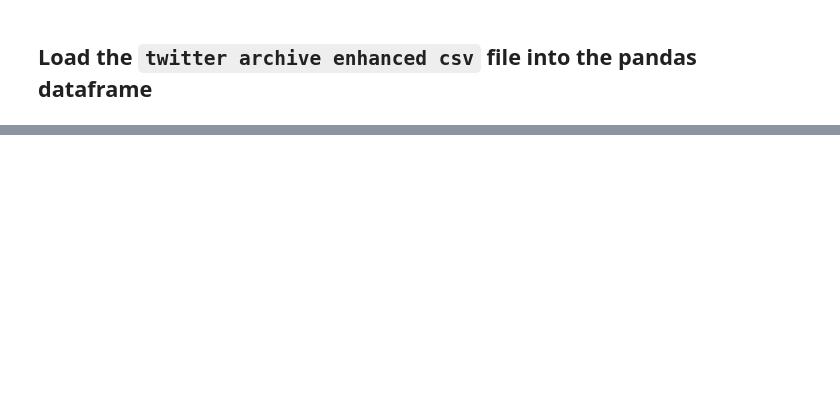
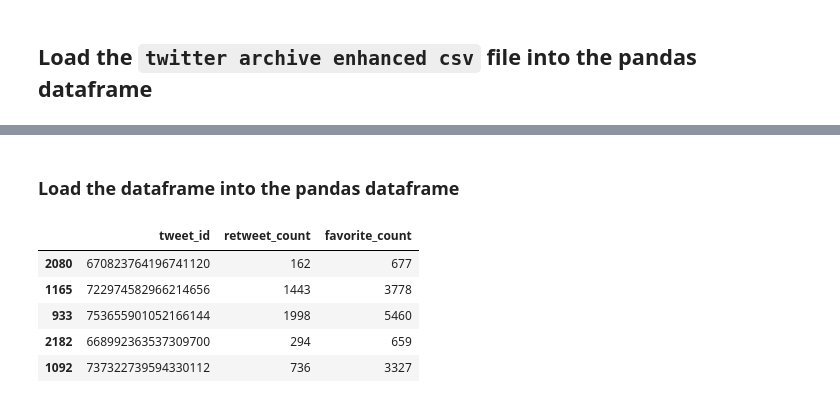
Before and after one commit to Kevson1/Twitter-archive, a Jupyter notebook: DogRate Analysis.ipynb, the cells around one changed output, grey strips where cells are left out. Drawn from its saved outputs; the diff is of its cells as text; code cells hidden in the pictures; blank space fills up the shorter version.

```diff
--- a/DogRate Analysis.ipynb
+++ b/DogRate Analysis.ipynb
@@ -21,0 +108,13 @@ Dog_twits_df.sample(5)
+# %% [markdown]
+### Load the dataframe into the pandas dataframe
+# %%
+reaction_counts = pd.read_csv('Datasets/reaction_counts.csv')
+# %%
+reaction_counts.sample(5)
+# %% [output]
+|  | tweet_id | retweet_count | favorite_count |
+| 2080 | 670823764196741120 | 162 | 677 |
+| 1165 | 722974582966214656 | 1443 | 3778 |
+| 933 | 753655901052166144 | 1998 | 5460 |
+| 2182 | 668992363537309700 | 294 | 659 |
+| 1092 | 737322739594330112 | 736 | 3327 |
```
Also changed, not shown: parts of 14 cells of this notebook.
